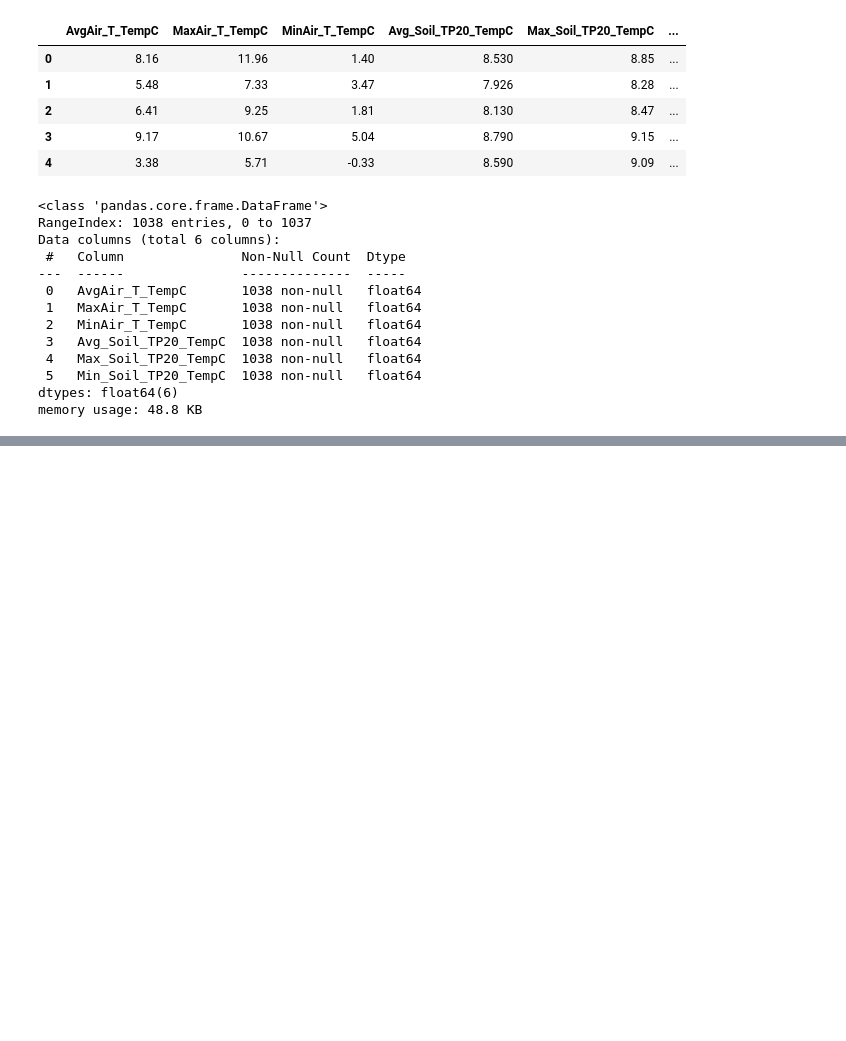
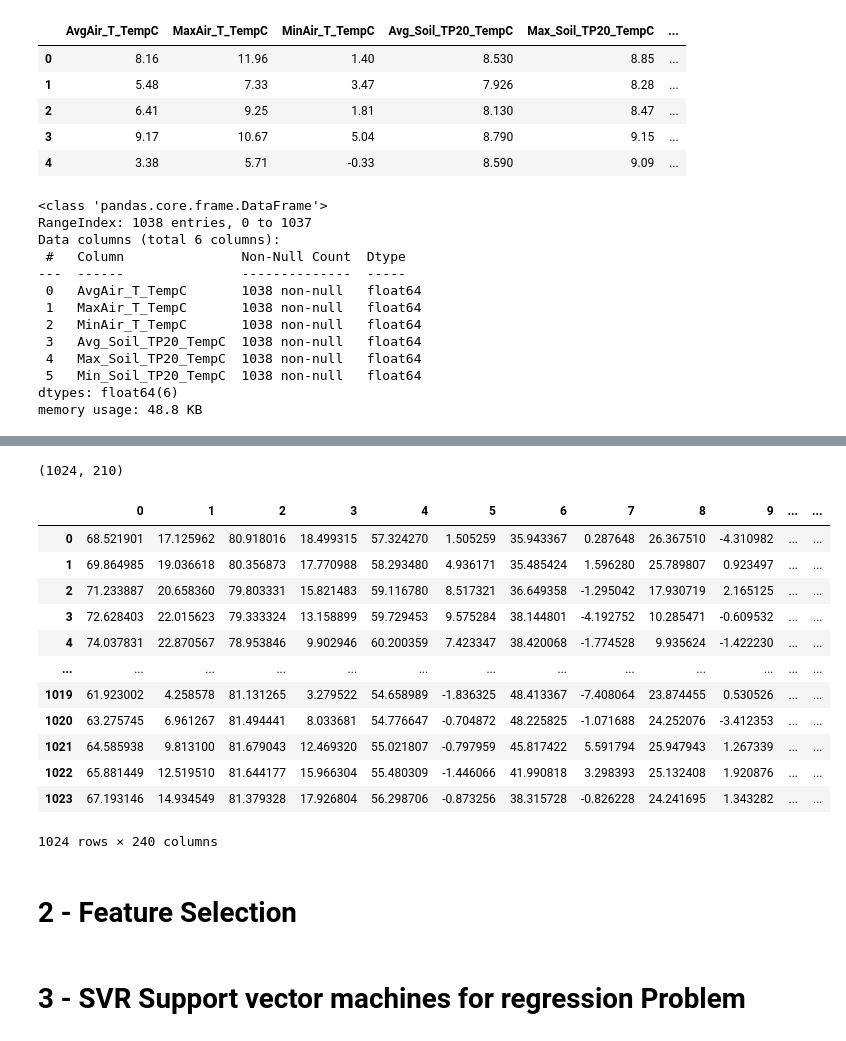
Before and after one commit to siavashkzb/Soil-temperature, a Jupyter notebook: df_20_with wavelet.ipynb, the cells around one changed output, grey strips where cells are left out. Saved outputs shown, nothing was run; the diff lists cells and outputs as text; code cells hidden in the pictures; blank space fills up the shorter version.

```diff
--- a/df_20_with wavelet.ipynb
+++ b/df_20_with wavelet.ipynb
@@ -132,2 +108,30 @@ array([[ 7.685,  7.827,  7.598, ...,  7.693,  8.63 ,  7.44 ],
 # %%
 x = WaveletTransform(x,"db5",5)
+# %%
+x.shape
+# %% [output]
+(1024, 210)
+# %%
+y = df[0:x.shape[0]]
+# %%
+x = pd.DataFrame(x)
+# %%
+df = pd.concat([x,y],axis=1)
+# %%
+df
+# %% [output]
+|  | 0 | 1 | 2 | 3 | 4 | 5 | 6 | 7 | 8 | 9 | ... | ... |
+| 0 | 68.521901 | 17.125962 | 80.918016 | 18.499315 | 57.324270 | 1.505259 | 35.943367 | 0.287648 | 26.367510 | -4.310982 | ... | ... |
+| 1 | 69.864985 | 19.036618 | 80.356873 | 17.770988 | 58.293480 | 4.936171 | 35.485424 | 1.596280 | 25.789807 | 0.923497 | ... | ... |
+| 2 | 71.233887 | 20.658360 | 79.803331 | 15.821483 | 59.116780 | 8.517321 | 36.649358 | -1.295042 | 17.930719 | 2.165125 | ... | ... |
+| 3 | 72.628403 | 22.015623 | 79.333324 | 13.158899 | 59.729453 | 9.575284 | 38.144801 | -4.192752 | 10.285471 | -0.609532 | ... | ... |
+| 4 | 74.037831 | 22.870567 | 78.953846 | 9.902946 | 60.200359 | 7.423347 | 38.420068 | -1.774528 | 9.935624 | -1.422230 | ... | ... |
+| ... | ... | ... | ... | ... | ... | ... | ... | ... | ... | ... | ... | ... |
+| 1019 | 61.923002 | 4.258578 | 81.131265 | 3.279522 | 54.658989 | -1.836325 | 48.413367 | -7.408064 | 23.874455 | 0.530526 | ... | ... |
+| 1020 | 63.275745 | 6.961267 | 81.494441 | 8.033681 | 54.776647 | -0.704872 | 48.225825 | -1.071688 | 24.252076 | -3.412353 | ... | ... |
+| 1021 | 64.585938 | 9.813100 | 81.679043 | 12.469320 | 55.021807 | -0.797959 | 45.817422 | 5.591794 | 25.947943 | 1.267339 | ... | ... |
+| 1022 | 65.881449 | 12.519510 | 81.644177 | 15.966304 | 55.480309 | -1.446066 | 41.990818 | 3.298393 | 25.132408 | 1.920876 | ... | ... |
+| 1023 | 67.193146 | 14.934549 | 81.379328 | 17.926804 | 56.298706 | -0.873256 | 38.315728 | -0.826228 | 24.241695 | 1.343282 | ... | ... |
+1024 rows × 240 columns
+# %% [markdown]
+# 2 - Feature Selection
@@ -133,0 +163,2 @@ x = WaveletTransform(x,"db5",5)
+# %% [markdown]
+# 3 - SVR Support vector machines for regression Problem
```
Also changed, not shown: parts of 102 cells of this notebook, 5 other files.
